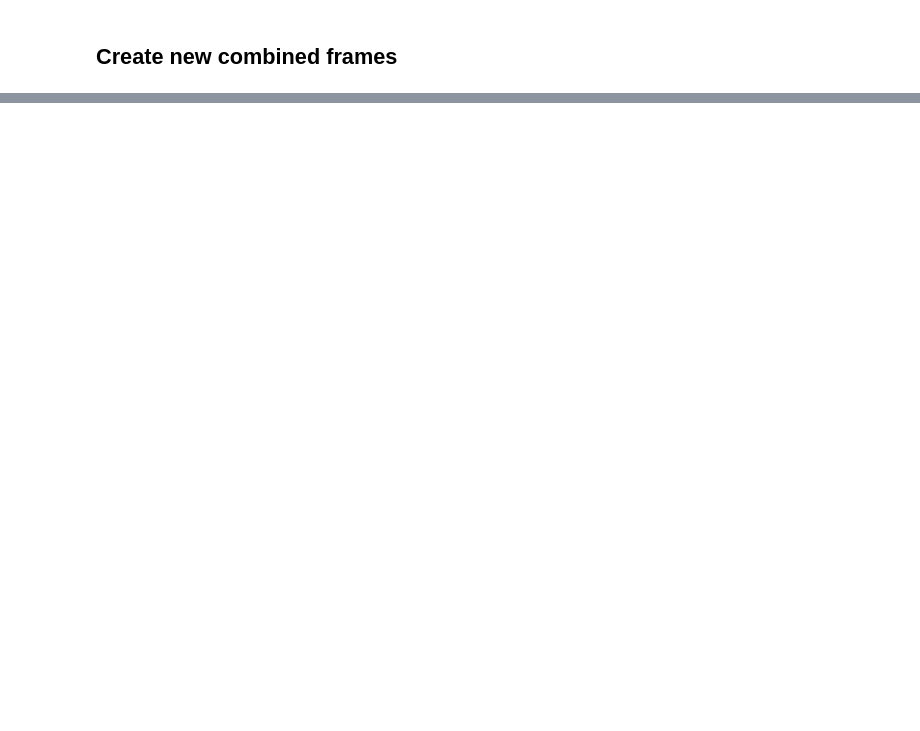
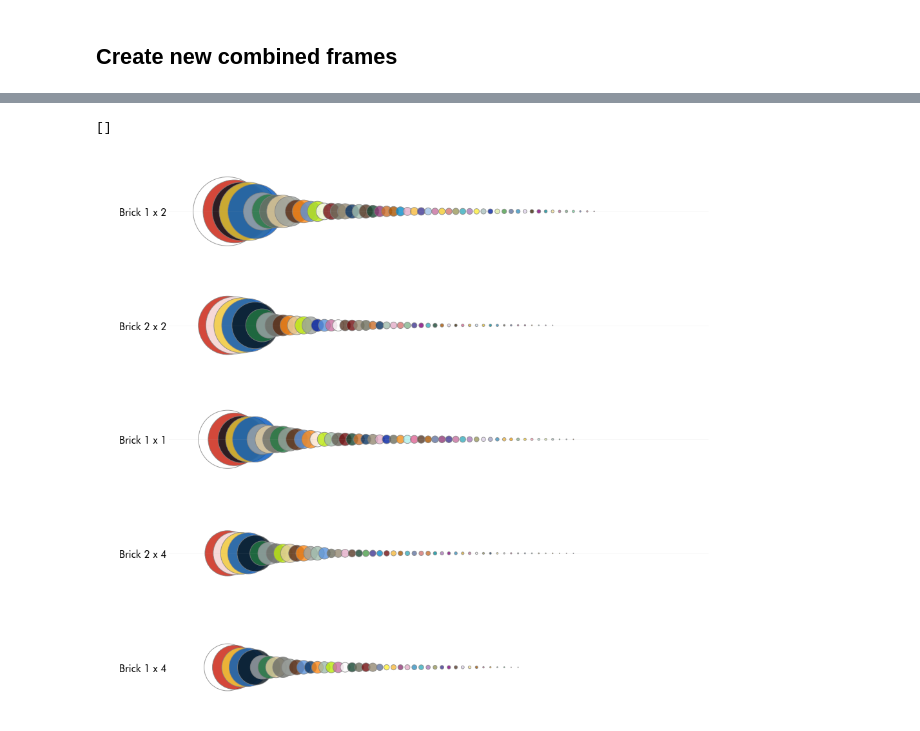
Before and after one commit to igotcharts/charts_and_more_charts, a Jupyter notebook: notebooks/lego.ipynb, the cells around one changed output, grey strips where cells are left out. Cells and saved outputs as stored; diff of their text form; code cells hidden in the pictures; blank space fills up the shorter version.

```diff
--- a/notebooks/lego.ipynb
+++ b/notebooks/lego.ipynb
@@ -123,0 +115,24 @@ master_lego.to_csv('master_lego_data.csv')
+# %%
+master_lego['name_of_part'] = master_lego['name_of_part'].fillna('-')
+# %%
+major_bricks = master_lego[master_lego['name_of_part'].isin(['Brick 1 x 2','Brick 2 x 2','Brick 1 x 1','Brick 1 x 4','Brick 2 x 4'])].copy()
+major_bricks_count = major_bricks.pivot_table('quantity',index='name_of_part',columns='rgb',aggfunc='sum',margins=True).fillna(0)
+# %%
+major_bricks_count.sort_values(by='All',ascending=True,inplace=True)
+major_bricks_count.drop('All',axis=(1),inplace=True)
+major_bricks_count.drop('All',axis=(0),inplace=True)
+# %%
+fig, ax = plt.subplots(figsize=(15,13))
+for i,v in enumerate(major_bricks_count.T):
+    col_range = len(major_bricks_count.columns)
+    brick_row = major_bricks_count.loc[v].sort_values(ascending=False)
+    ax.scatter(y=[i for x in range(col_range)],x=[x+5 for x in range(col_range)],
+    c=['#'+x for x in brick_row.index],s=brick_row,clip_on=False,edgecolor='grey',alpha=.8)
+
+ax.set_yticks([0,1,2,3,4])
+ax.set_ylim(0,4)
+ax.set_yticklabels(major_bricks_count.index,fontsize=16)
+ax.set_xticks([])
+# %% [output]
+[]
+[figure, added]
```
Also changed, not shown: parts of 7 cells of this notebook, 1 other file.
